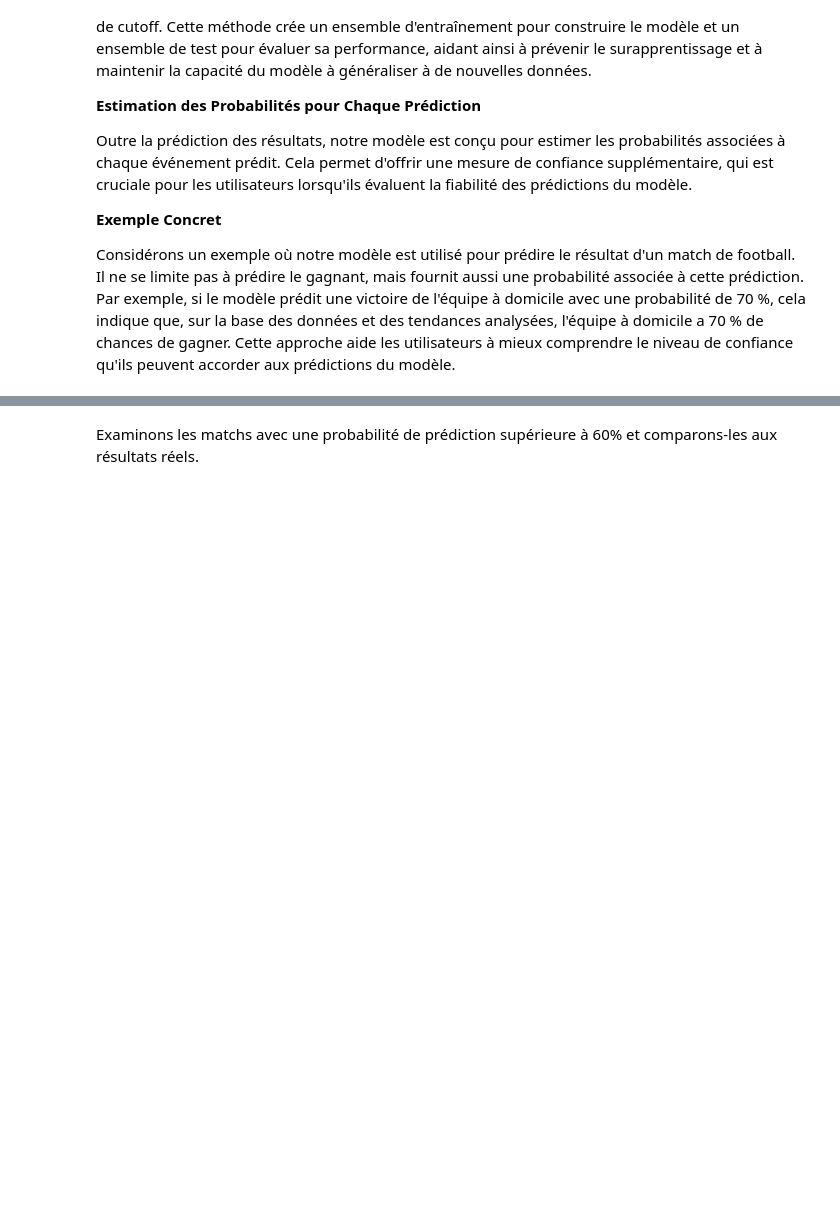
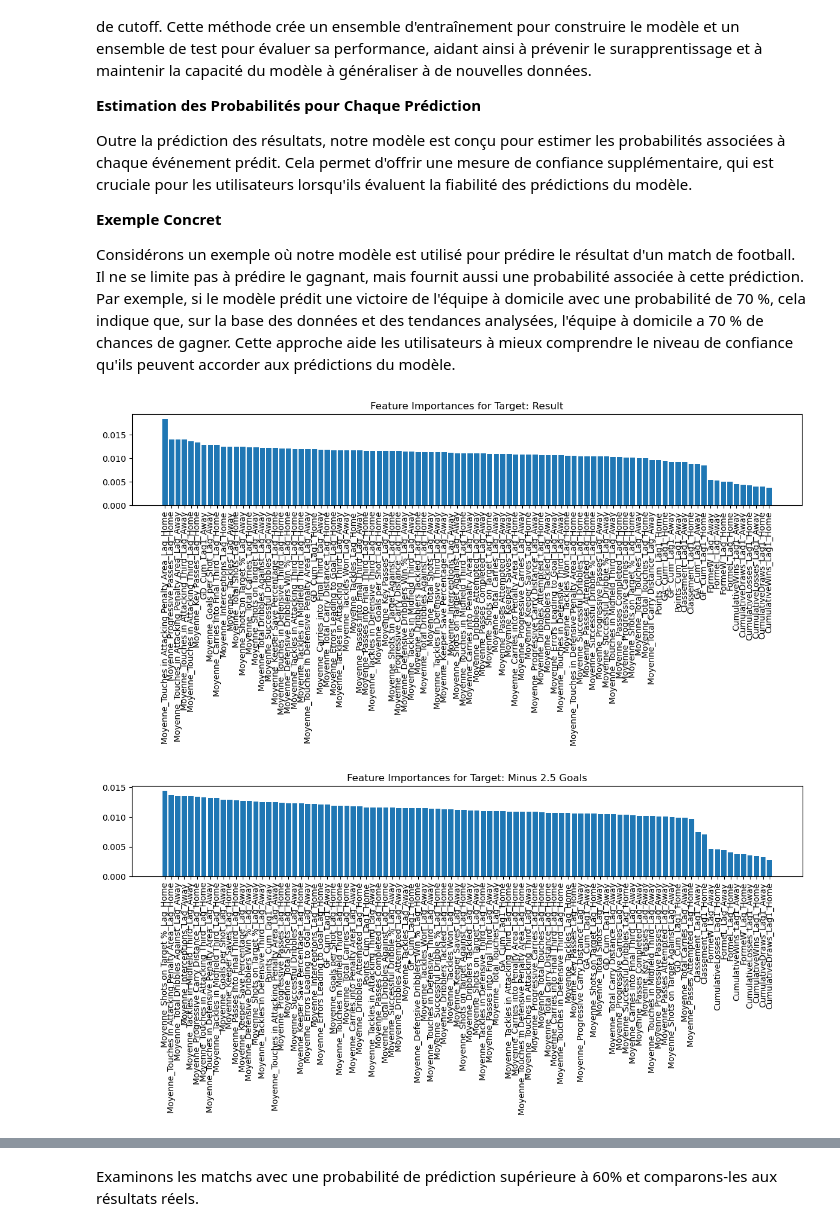
Before and after one commit to alexandreviard/Ligue1Predictor, a Jupyter notebook: Rapport_projet_python.ipynb, the cells around one changed output, grey strips where cells are left out. Saved outputs shown, nothing was run; the diff lists cells and outputs as text; code cells hidden in the pictures; blank space fills up the shorter version.

```diff
--- a/Rapport_projet_python.ipynb
+++ b/Rapport_projet_python.ipynb
@@ -852,4 +852,7 @@ Outre la prédiction des résultats, notre modèle est conçu pour estimer les p
 
 Considérons un exemple où notre modèle est utilisé pour prédire le résultat d'un match de football. Il ne se limite pas à prédire le gagnant, mais fournit aussi une probabilité associée à cette prédiction. Par exemple, si le modèle prédit une victoire de l'équipe à domicile avec une probabilité de 70 %, cela indique que, sur la base des données et des tendances analysées, l'équipe à domicile a 70 % de chances de gagner. Cette approche aide les utilisateurs à mieux comprendre le niveau de confiance qu'ils peuvent accorder aux prédictions du modèle.
 # %%
-prédiction = modelisation(soccer_data, cutoff_date=datetime(2023, 9, 1), model_type="RandomForest")
+prédiction = modelisation(soccer_data, cutoff_date=datetime(2023, 9, 1), model_type="RandomForest" , plot_features=True)
+# %% [output]
+[figure, added]
+[figure, added]
```
Also changed, not shown: parts of 2 cells of this notebook, 1 other file.
